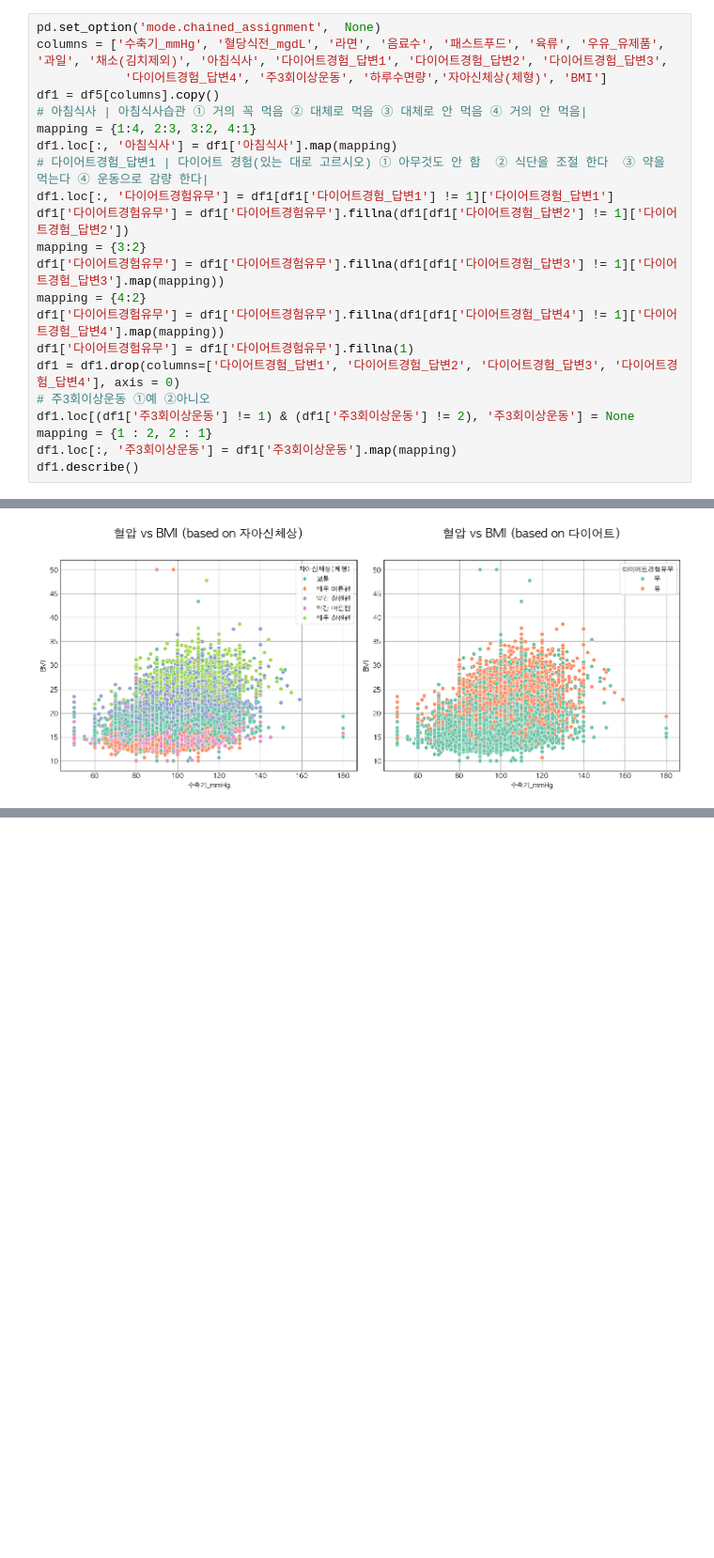
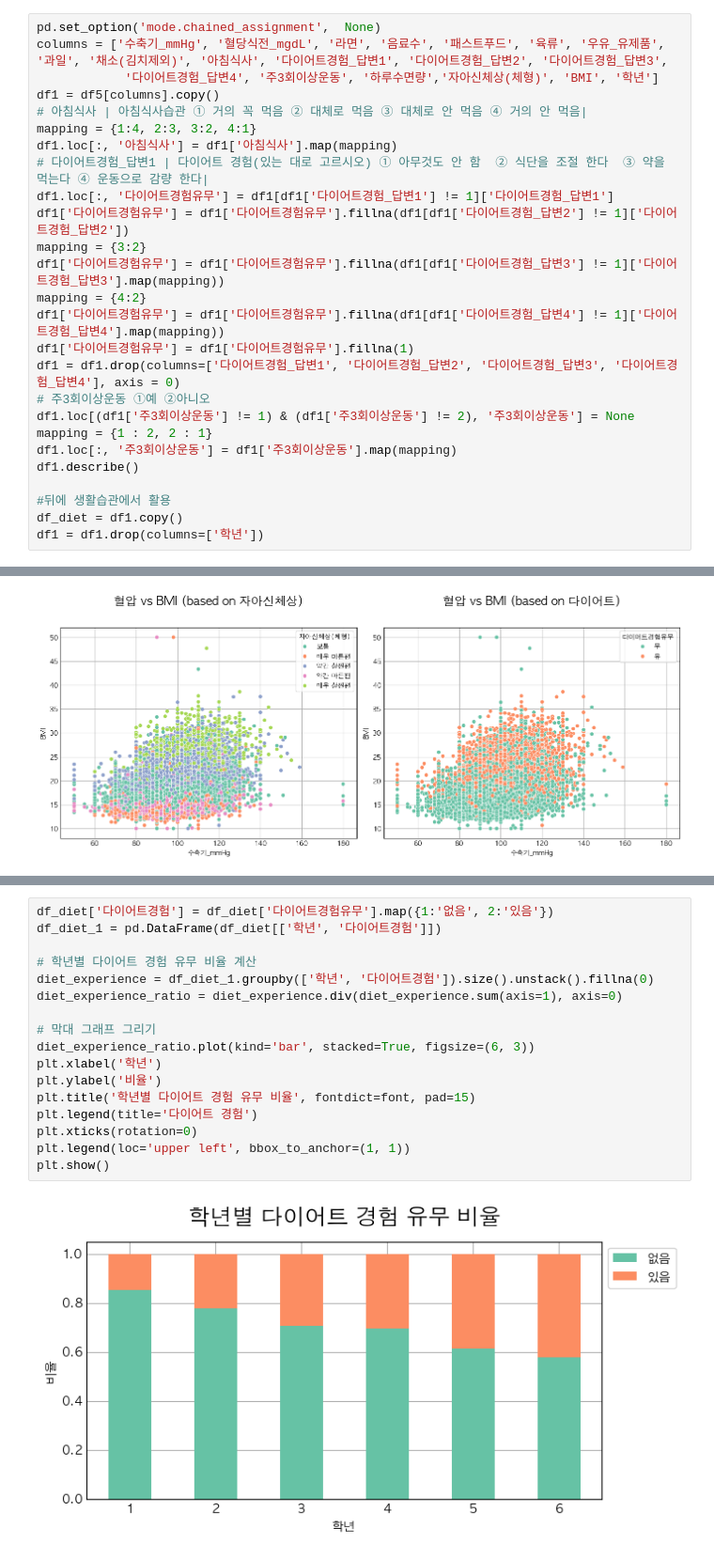
Before and after one commit to wooyeon83/AIBP_Team_Project, a Jupyter notebook: src/PRJ_02_Data_Analyze_Visualization.ipynb, the cells around one changed output, grey strips where cells are left out. Shown at 94% size. Cells and saved outputs as stored; diff of their text form; blank space fills up the shorter version.

```diff
--- a/src/PRJ_02_Data_Analyze_Visualization.ipynb
+++ b/src/PRJ_02_Data_Analyze_Visualization.ipynb
@@ -567,7 +571,7 @@ plt.tight_layout()
 # %%
 pd.set_option('mode.chained_assignment',  None)
 columns = ['수축기_mmHg', '혈당식전_mgdL', '라면', '음료수', '패스트푸드', '육류', '우유_유제품', '과일', '채소(김치제외)', '아침식사', '다이어트경험_답변1', '다이어트경험_답변2', '다이어트경험_답변3',
-            '다이어트경험_답변4', '주3회이상운동', '하루수면량','자아신체상(체형)', 'BMI']
+            '다이어트경험_답변4', '주3회이상운동', '하루수면량','자아신체상(체형)', 'BMI', '학년']
 df1 = df5[columns].copy()
 # 아침식사 | 아침식사습관 ① 거의 꼭 먹음 ② 대체로 먹음 ③ 대체로 안 먹음 ④ 거의 안 먹음|
 mapping = {1:4, 2:3, 3:2, 4:1}
@@ -586,3 +590,7 @@ df1.loc[(df1['주3회이상운동'] != 1) & (df1['주3회이상운동'] != 2), '
 mapping = {1 : 2, 2 : 1}
 df1.loc[:, '주3회이상운동'] = df1['주3회이상운동'].map(mapping)
 df1.describe()
+
+#뒤에 생활습관에서 활용
+df_diet = df1.copy()
+df1 = df1.drop(columns=['학년'])
@@ -640,0 +729,19 @@ plt.show()
+# %%
+df_diet['다이어트경험'] = df_diet['다이어트경험유무'].map({1:'없음', 2:'있음'})
+df_diet_1 = pd.DataFrame(df_diet[['학년', '다이어트경험']])
+
+# 학년별 다이어트 경험 유무 비율 계산
+diet_experience = df_diet_1.groupby(['학년', '다이어트경험']).size().unstack().fillna(0)
+diet_experience_ratio = diet_experience.div(diet_experience.sum(axis=1), axis=0)
+
+# 막대 그래프 그리기
+diet_experience_ratio.plot(kind='bar', stacked=True, figsize=(6, 3))
+plt.xlabel('학년')
+plt.ylabel('비율')
+plt.title('학년별 다이어트 경험 유무 비율', fontdict=font, pad=15)
+plt.legend(title='다이어트 경험')
+plt.xticks(rotation=0)
+plt.legend(loc='upper left', bbox_to_anchor=(1, 1))
+plt.show()
+# %% [output]
+[figure, added]
```
Also changed, not shown: parts of 34 cells of this notebook.
